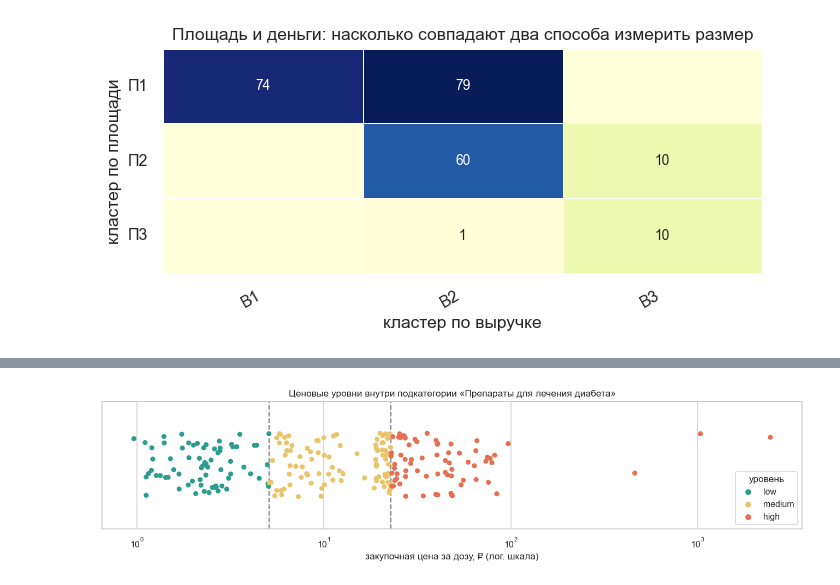
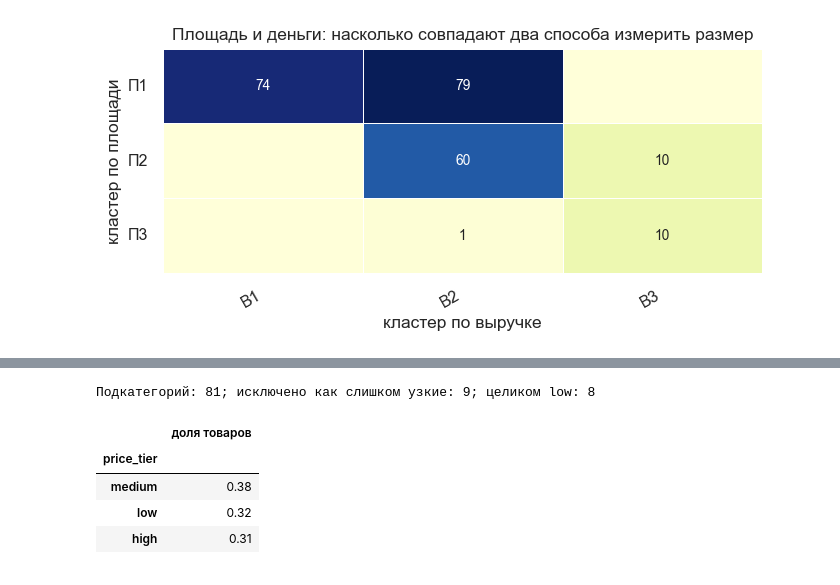
Before and after one commit to Viktor-VK/portfolio, a Jupyter notebook: Кластеризация точек продаж/01_кластеризация_точек.ipynb, the cells around one changed output, grey strips where cells are left out. Drawn from its saved outputs; the diff is of its cells as text; code cells hidden in the pictures.

```diff
--- a/Кластеризация точек продаж/01_кластеризация_точек.ipynb
+++ b/Кластеризация точек продаж/01_кластеризация_точек.ipynb
@@ -332,15 +355,29 @@ price.price_tier.value_counts(normalize=True).rename('доля товаров').
 # %%
-# пример разметки: одна подкатегория, цена за дозу и границы уровней
-example = price.subcategory.value_counts().index[0]
-ex = price[price.subcategory == example].sort_values('price_per_dose')
-plt.figure(figsize=(12, 3.2))
-sns.stripplot(data=ex, x='price_per_dose', hue='price_tier', hue_order=['low', 'medium', 'high'],
-              palette={'low': '#2a9d8f', 'medium': '#e9c46a', 'high': '#e76f51'}, size=6, jitter=0.25)
-for q in ('percentile_low', 'percentile_high'):
-    plt.axvline(ex[q].iloc[0], color='grey', ls='--')
-plt.xscale('log'); plt.xlabel('закупочная цена за дозу, ₽ (лог. шкала)')
-plt.title(f'Ценовые уровни внутри подкатегории «{example}»'); plt.legend(title='уровень')
-plt.tight_layout(); plt.show()
+pct = price.groupby('price_group').agg(
+    percentile_low=('mean_package', lambda x: np.percentile(x, PRICE_TIER_LOW_PERCENTILE)),
+    percentile_high=('mean_package', lambda x: np.percentile(x, PRICE_TIER_HIGH_PERCENTILE)),
+)
+price = price.join(pct, on='price_group')
+price['price_tier'] = np.select([price.mean_package < price.percentile_low,
+                                 price.mean_package <= price.percentile_high], ['low', 'medium'], 'high')
+
+# Бизнес-правила оригинального расчёта - на уровне подкатегории, по цене упаковки:
+# 1) разброс цен в подкатегории меньше 20% - делить на уровни бессмысленно, подкатегория исключается;
+# 2) подкатегория в целом дешёвая - весь её товар считается low.
+sub = price.groupby('subcategory').mean_package.quantile([PRICE_TIER_LOW_PERCENTILE / 100, PRICE_TIER_HIGH_PERCENTILE / 100]).unstack()
+sub.columns = ['nominal_low', 'nominal_high']
+nominal_ratio = sub.nominal_high / sub.nominal_low - 1
+too_narrow = nominal_ratio[nominal_ratio < 0.2].index
+force_low = sub[(sub.nominal_high < 100) | ((sub.nominal_high < 150) & (nominal_ratio < 1))].index
+price = price[~price.subcategory.isin(too_narrow)]
+price.loc[price.subcategory.isin(force_low), 'price_tier'] = 'low'
+print(f'Подкатегорий: {len(sub)}; исключено как слишком узкие: {len(too_narrow)}; целиком low: {len(force_low)}')
+price.price_tier.value_counts(normalize=True).rename('доля товаров').to_frame()
 # %% [output]
-[figure, removed]
+Подкатегорий: 81; исключено как слишком узкие: 9; целиком low: 8
+|  | доля товаров |
+| price_tier |  |
+| medium | 0.38 |
+| low | 0.32 |
+| high | 0.31 |
 # %%
```
Also changed, not shown: parts of 37 cells of this notebook, 2 other files.
